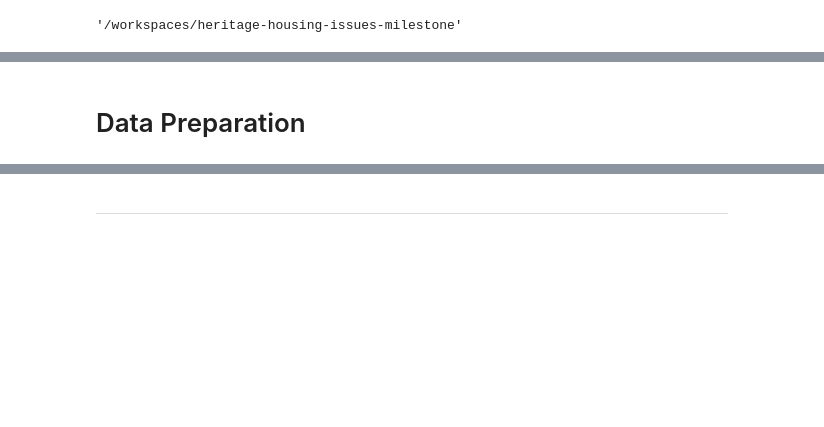
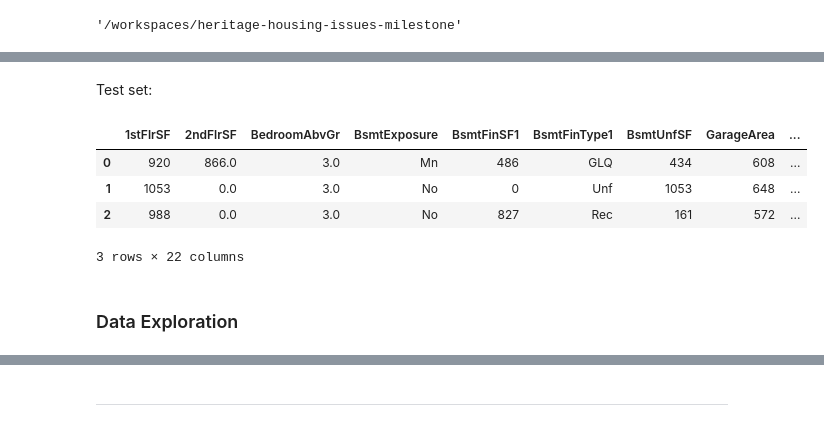
Before and after one commit to Rob-C-89/heritage-housing-issues-milestone, a Jupyter notebook: jupyter_notebooks/04 -Feature Engineering.ipynb, the cells around one changed output, grey strips where cells are left out. Cells and saved outputs as stored; diff of their text form; code cells hidden in the pictures; blank space fills up the shorter version.

```diff
--- a/jupyter_notebooks/04 -Feature Engineering.ipynb
+++ b/jupyter_notebooks/04 -Feature Engineering.ipynb
@@ -48,2 +51,14 @@ current_dir
+# %% [markdown]
+Test set:
+# %%
+test_set_path = 'outputs/datasets/cleaned/test_set_cleaned.csv'
+test_set = pd.read_csv(test_set_path)
+test_set.head(3)
+# %% [output]
+|  | 1stFlrSF | 2ndFlrSF | BedroomAbvGr | BsmtExposure | BsmtFinSF1 | BsmtFinType1 | BsmtUnfSF | GarageArea | ... |
+| 0 | 920 | 866.0 | 3.0 | Mn | 486 | GLQ | 434 | 608 | ... |
+| 1 | 1053 | 0.0 | 3.0 | No | 0 | Unf | 1053 | 648 | ... |
+| 2 | 988 | 0.0 | 3.0 | No | 827 | Rec | 161 | 572 | ... |
+3 rows × 22 columns
 # %% [markdown]
-# Data Preparation
+### Data Exploration
```
Also changed, not shown: parts of 34 cells of this notebook, 3 other files.
